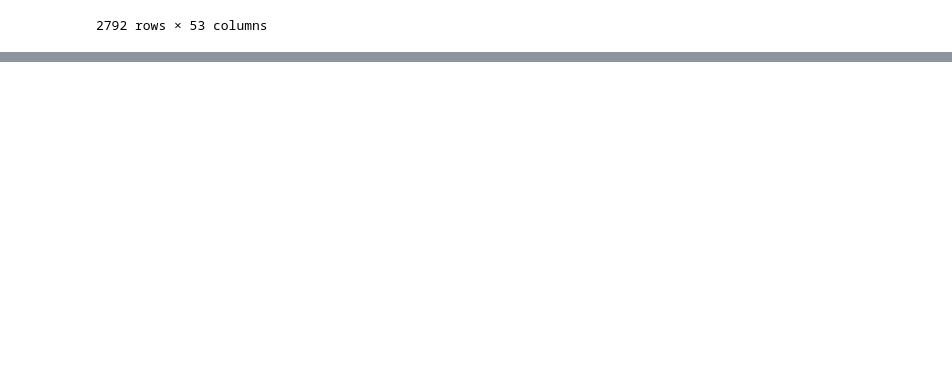
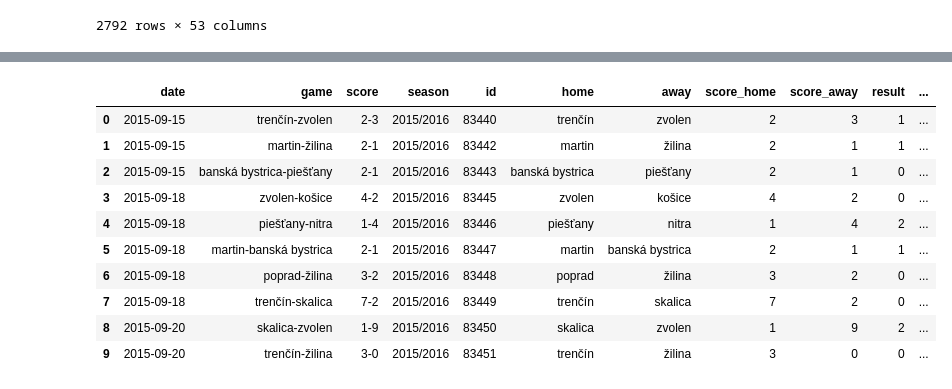
Before and after one commit to stazam/M7DataSp---Advanced-data-science-techniques, a Jupyter notebook: HocekyBetting.ipynb, the cells around one changed output, grey strips where cells are left out. Saved outputs shown, nothing was run; the diff lists cells and outputs as text; code cells hidden in the pictures; blank space fills up the shorter version.

```diff
--- a/HocekyBetting.ipynb
+++ b/HocekyBetting.ipynb
@@ -263,0 +273,18 @@ df_teams
+# %%
+df_games_trend = pd.merge(df_games, df_home,
+                   on='id', how='left')
+
+df_games_trend = pd.merge(df_games_trend, df_away,
+                   on='id', how='left')
+# %%
+df_games_trend=df_games_trend.drop(['H2H_W_away', 'H2H_D_away', 'H2H_L_away'], axis=1)
+
+df_games_trend=df_games_trend.rename(columns={"H2H_W_home": "H2H_W", "H2H_D_home": "H2H_D", "H2H_L_home": "H2H_L"})
+# %%
+df_model = df_games_trend[~df_games_trend.isnull().any(axis=1)].reset_index(drop=True)
+
+df_2019 = df_model[df_model['season']=='2019/2020']
+df_model = df_model[df_model['season']!='2019/2020'].reset_index(drop=True)
+
+print("Data current season: " + str(df_2019.shape[0]))
+print("Data for modeling: " + str(df_model.shape[0]))
@@ -263,0 +294,3 @@ df_teams
+# %%
+mapping = {'home': 0, 'draw': 1, 'away': 2}
+df_model = df_model.replace({'result': mapping})
@@ -263,0 +325,14 @@ df_teams
+# %%
+df_model.iloc[:10:]
+# %% [output]
+|  | date | game | score | season | id | home | away | score_home | score_away | result | ... |
+| 0 | 2015-09-15 | trenčín-zvolen | 2-3 | 2015/2016 | 83440 | trenčín | zvolen | 2 | 3 | 1 | ... |
+| 1 | 2015-09-15 | martin-žilina | 2-1 | 2015/2016 | 83442 | martin | žilina | 2 | 1 | 1 | ... |
+| 2 | 2015-09-15 | banská bystrica-piešťany | 2-1 | 2015/2016 | 83443 | banská bystrica | piešťany | 2 | 1 | 0 | ... |
+| 3 | 2015-09-18 | zvolen-košice | 4-2 | 2015/2016 | 83445 | zvolen | košice | 4 | 2 | 0 | ... |
+| 4 | 2015-09-18 | piešťany-nitra | 1-4 | 2015/2016 | 83446 | piešťany | nitra | 1 | 4 | 2 | ... |
+| 5 | 2015-09-18 | martin-banská bystrica | 2-1 | 2015/2016 | 83447 | martin | banská bystrica | 2 | 1 | 1 | ... |
+| 6 | 2015-09-18 | poprad-žilina | 3-2 | 2015/2016 | 83448 | poprad | žilina | 3 | 2 | 0 | ... |
+| 7 | 2015-09-18 | trenčín-skalica | 7-2 | 2015/2016 | 83449 | trenčín | skalica | 7 | 2 | 0 | ... |
+| 8 | 2015-09-20 | skalica-zvolen | 1-9 | 2015/2016 | 83450 | skalica | zvolen | 1 | 9 | 2 | ... |
+| 9 | 2015-09-20 | trenčín-žilina | 3-0 | 2015/2016 | 83451 | trenčín | žilina | 3 | 0 | 0 | ... |
```
Also changed, not shown: parts of 13 cells of this notebook.
